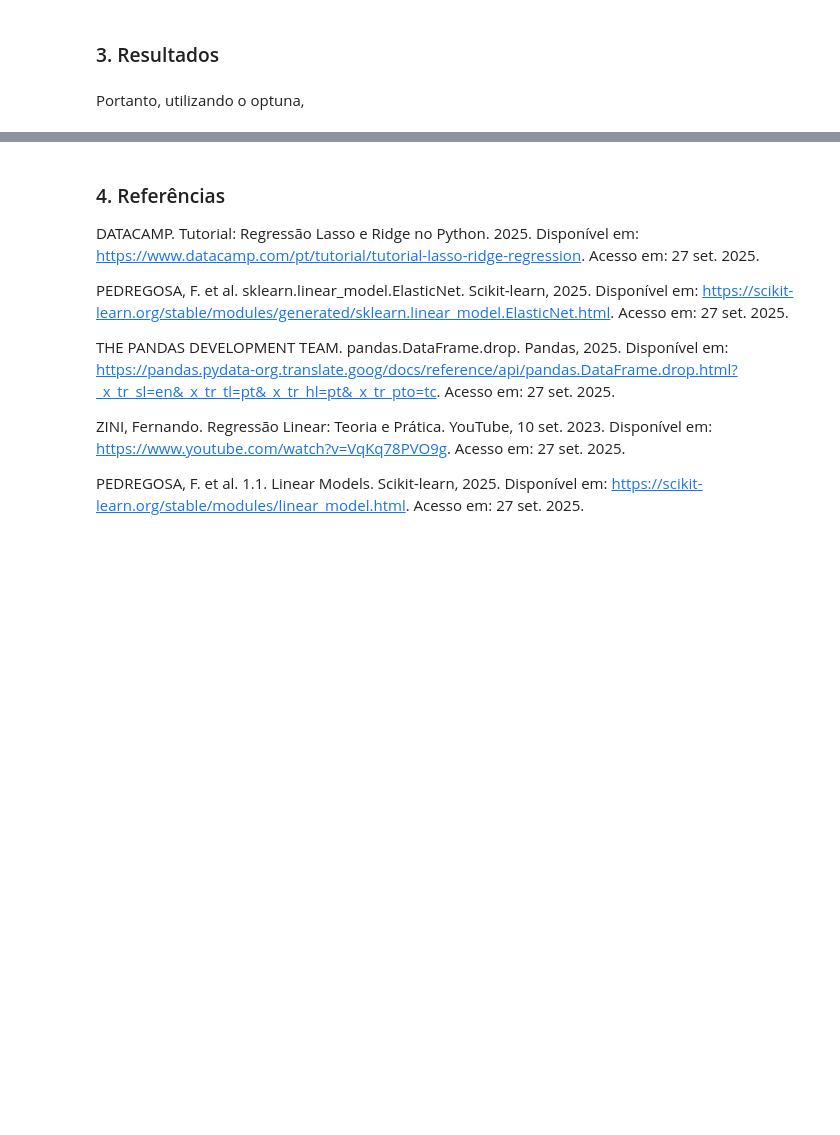
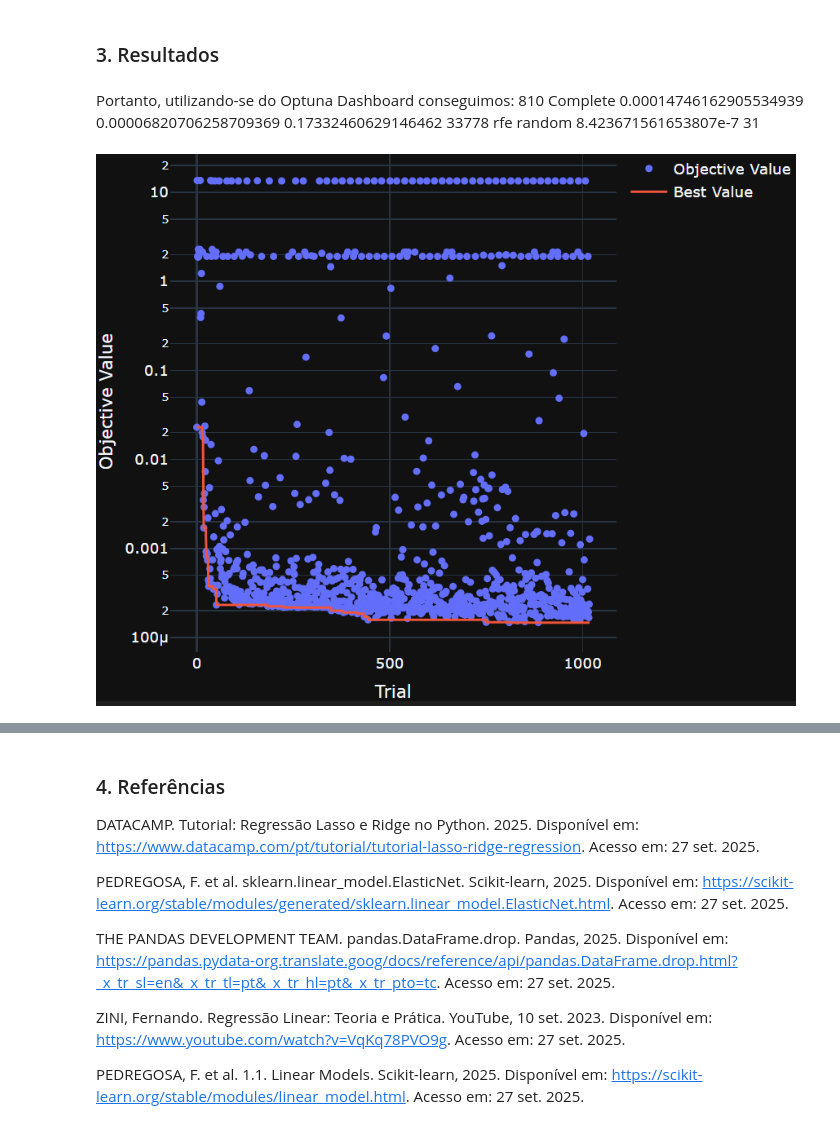
Before and after one commit to Velky2/R2D2, a Jupyter notebook: machine_learning_models/elaticnet.ipynb, the cells around one changed output, grey strips where cells are left out. Drawn from its saved outputs; the diff is of its cells as text; code cells hidden in the pictures; blank space fills up the shorter version.

```diff
--- a/machine_learning_models/elaticnet.ipynb
+++ b/machine_learning_models/elaticnet.ipynb
@@ -207,4 +205,12 @@ KeyboardInterrupt:
 # %% [markdown]
 ### 3. Resultados
 # %% [markdown]
-Portanto, utilizando o optuna,
+Portanto, utilizando-se do Optuna Dashboard conseguimos:
+810
+Complete
+0.00014746162905534939	0.00006820706258709369		0.17332460629146462	33778	rfe		random	8.423671561653807e-7	31
+# %%
+from IPython.display import Image
+Image(filename='en_trials.png', height=200, width=700)
+# %% [output]
+[figure, added]
```
Also changed, not shown: parts of 6 cells of this notebook, 2 other files.
